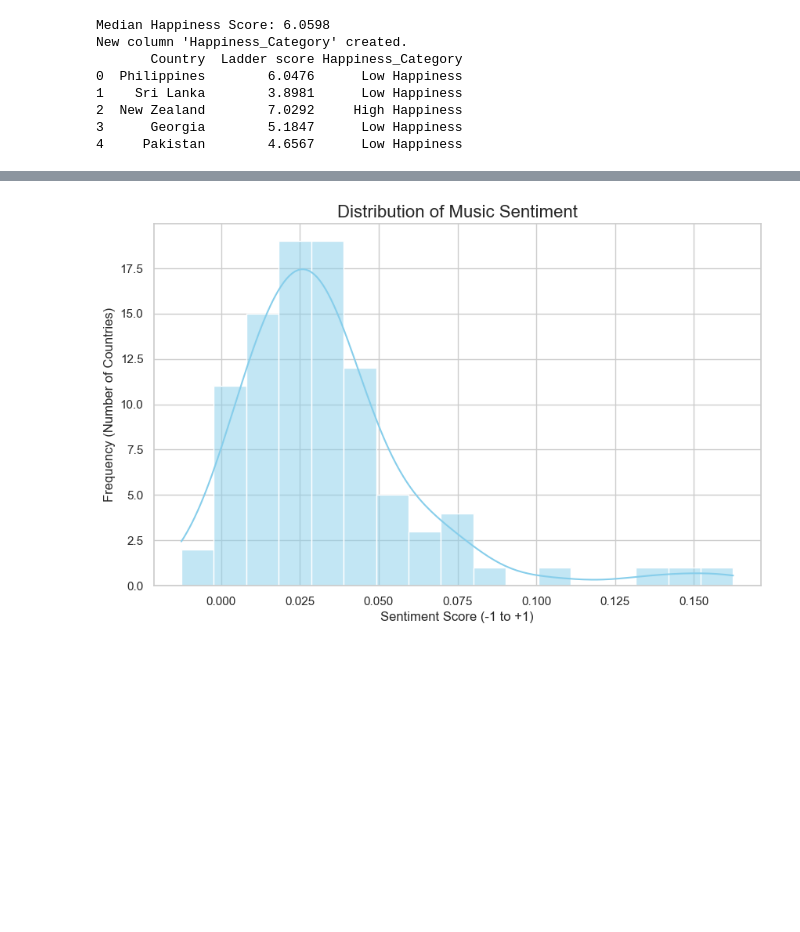
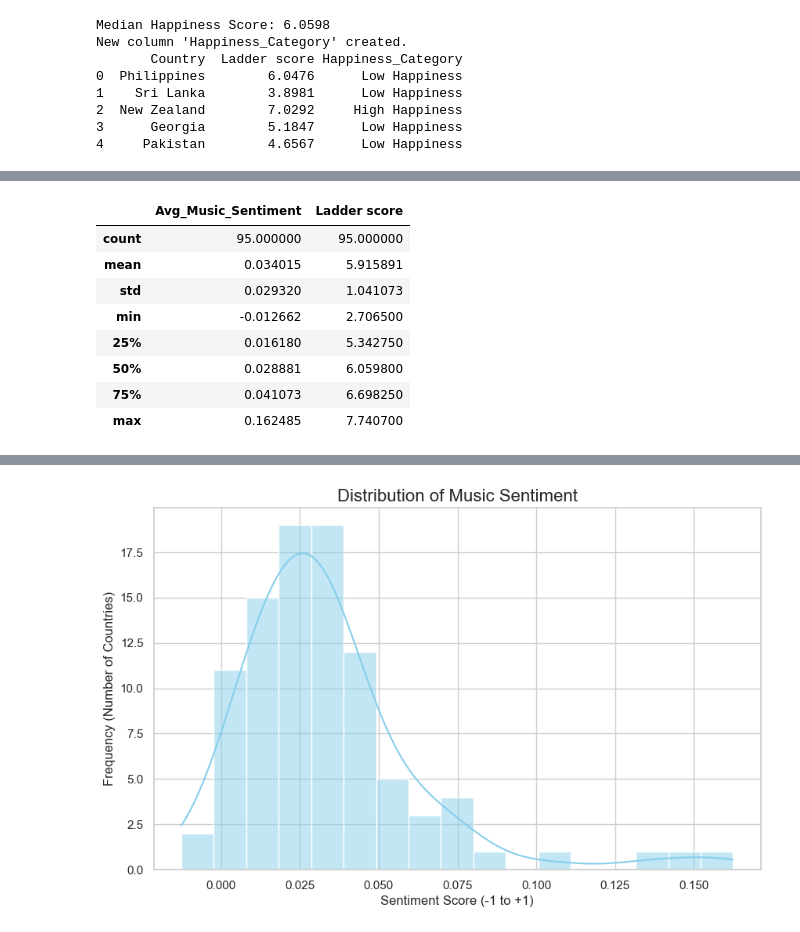
Before and after one commit to turkanahmetoglu/DSA210-Term-Project, a Jupyter notebook: EDA_Analysis.ipynb, the cells around one changed output, grey strips where cells are left out. Saved outputs shown, nothing was run; the diff lists cells and outputs as text; code cells hidden in the pictures; blank space fills up the shorter version.

```diff
--- a/EDA_Analysis.ipynb
+++ b/EDA_Analysis.ipynb
@@ -103,0 +138,12 @@ New column 'Happiness_Category' created.
+# %%
+final_df[['Avg_Music_Sentiment', happiness_col]].describe()
+# %% [output]
+|  | Avg_Music_Sentiment | Ladder score |
+| count | 95.000000 | 95.000000 |
+| mean | 0.034015 | 5.915891 |
+| std | 0.029320 | 1.041073 |
+| min | -0.012662 | 2.706500 |
+| 25% | 0.016180 | 5.342750 |
+| 50% | 0.028881 | 6.059800 |
+| 75% | 0.041073 | 6.698250 |
+| max | 0.162485 | 7.740700 |
```
Also changed, not shown: parts of 26 cells of this notebook.
